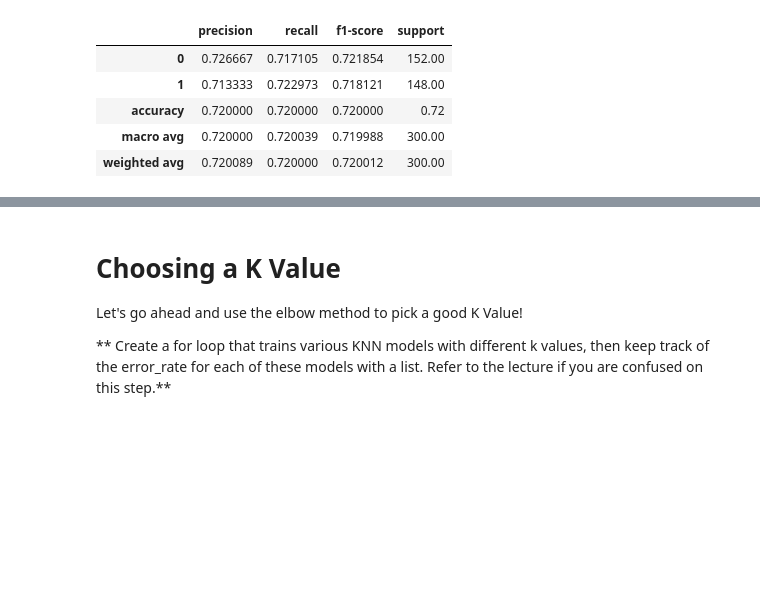
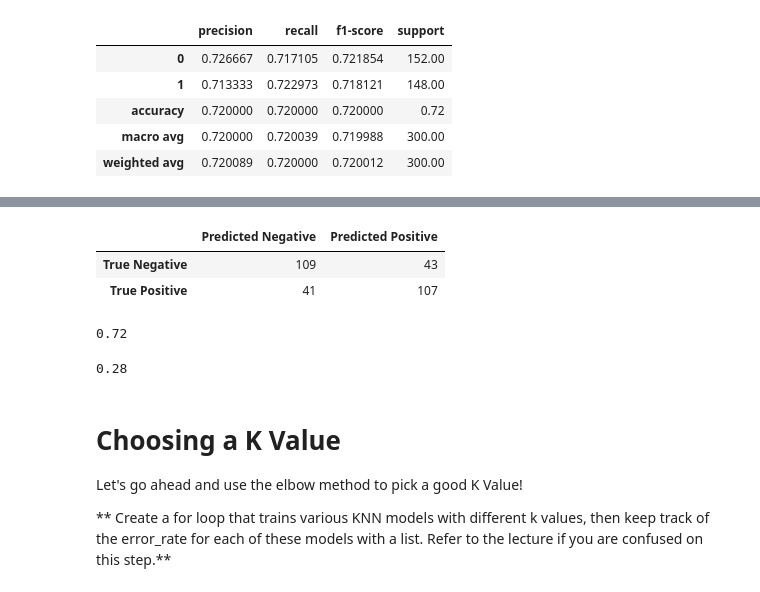
Before and after one commit to sku1978/sk-share-repo, a Jupyter notebook: KNN/K Nearest Neighbors Project.ipynb, the cells around one changed output, grey strips where cells are left out. Drawn from its saved outputs; the diff is of its cells as text; code cells hidden in the pictures; blank space fills up the shorter version.

```diff
--- a/KNN/K Nearest Neighbors Project.ipynb
+++ b/KNN/K Nearest Neighbors Project.ipynb
@@ -138,3 +126,17 @@ avg / total       0.75      0.75      0.75       300
+# %%
+pd.DataFrame(confusion_matrix(y_test, predictions), columns=['Predicted Negative', 'Predicted Positive'], index=['True Negative', 'True Positive'])
+# %% [output]
+|  | Predicted Negative | Predicted Positive |
+| True Negative | 109 | 43 |
+| True Positive | 41 | 107 |
+# %%
+knn.score(X_test, y_test)
+# %% [output]
+0.72
+# %%
+np.mean(predictions!=y_test)
+# %% [output]
+0.28
 # %% [markdown]
 # Choosing a K Value
 Let's go ahead and use the elbow method to pick a good K Value!
```
Also changed, not shown: parts of 7 cells of this notebook.
